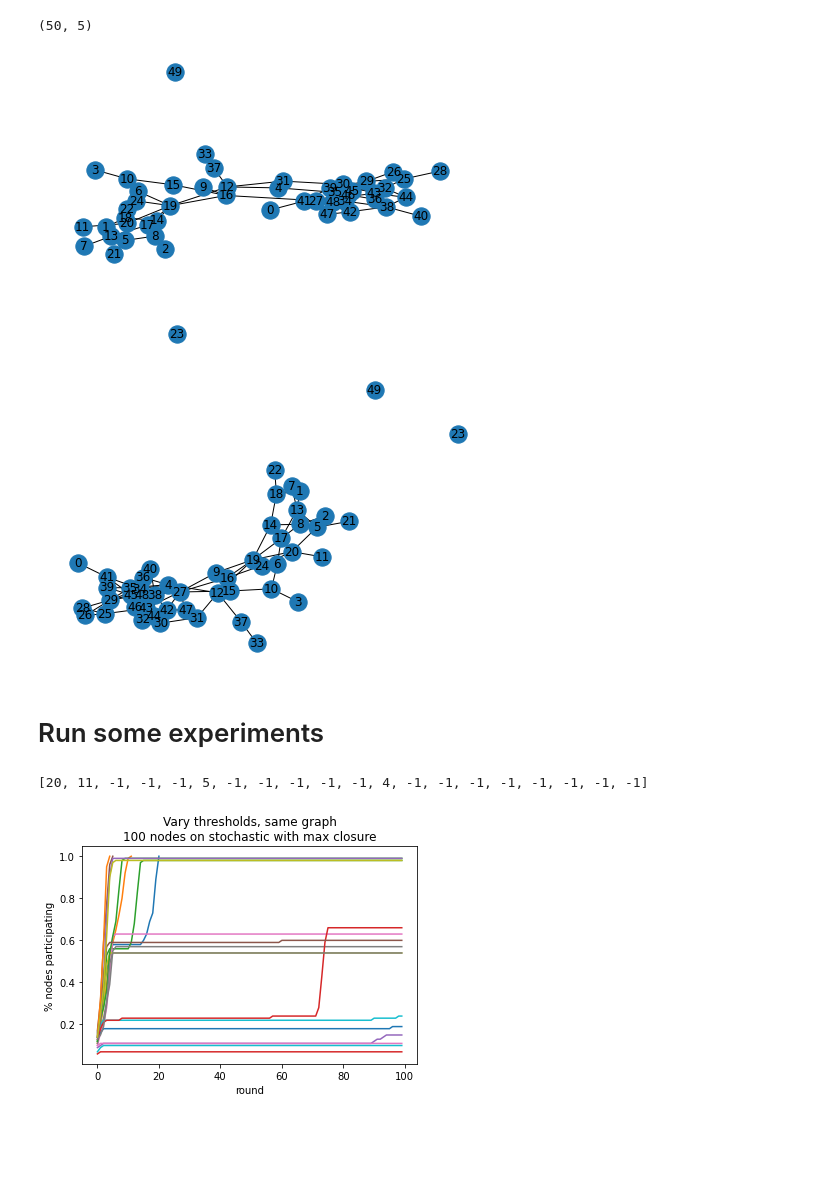
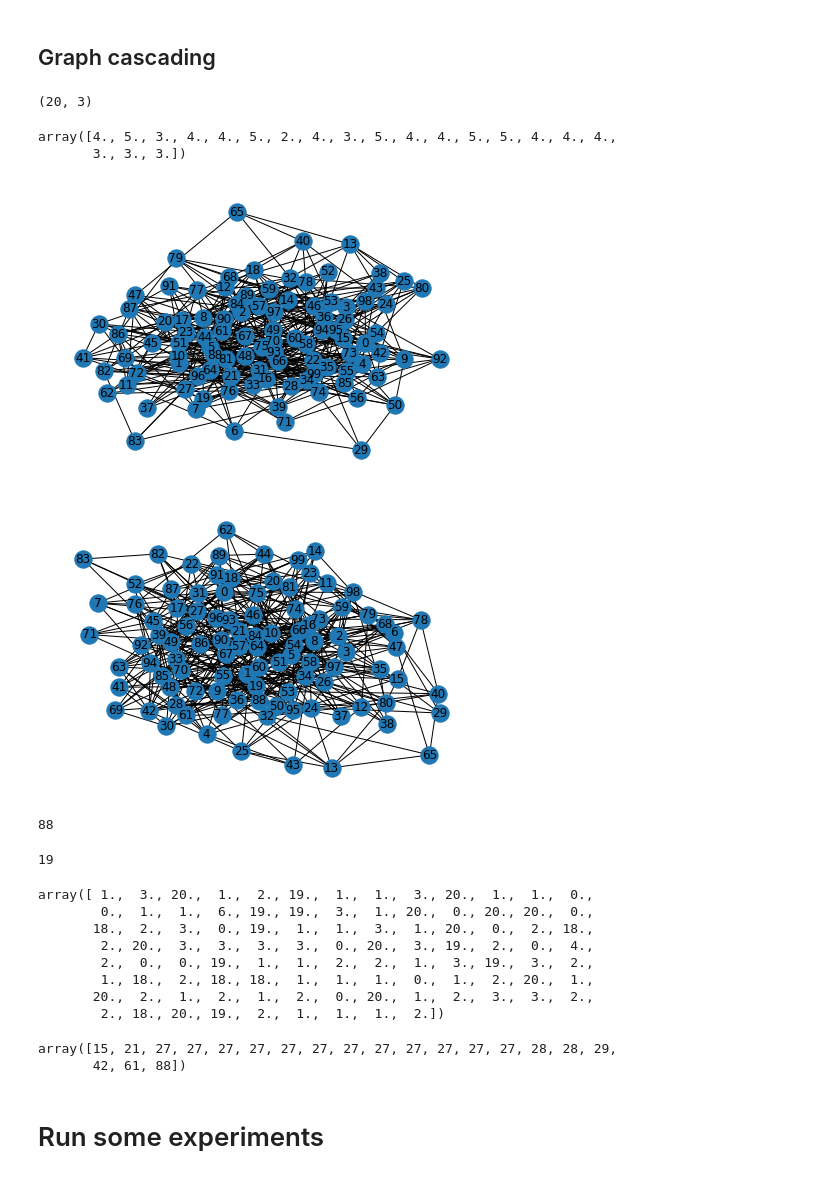
Before and after one commit to cephcyn/cornell_cs6850_triadicclosure, a Jupyter notebook: triadic-closures.ipynb, the cells around one changed output. Drawn from its saved outputs; the diff is of its cells as text; code cells hidden in the pictures; blank space fills up the shorter version.

```diff
--- a/triadic-closures.ipynb
+++ b/triadic-closures.ipynb
@@ -68,39 +75,22 @@ Text(0, 0.5, '# nodes')
+# %% [markdown]
+## Graph cascading
 # %%
-def cascade_population(G, thresholds,
-                       seed_set=None, num_seeds=10,
-                       max_rounds=1000):
-    # Initalize active nodes
-    if seed_set is None:
-        seed_set = get_seedset(len(G), num_seeds)
-    active_nodes = np.zeros((num_nodes))
-    active_nodes[seed_set] = 1
-
-    # Iterate over rounds
-    prev_total_active = np.sum(active_nodes)
-    for r in range(max_rounds):
-        total_active = np.count_nonzero(active_nodes)
-        active_visible = total_active / num_nodes
-        active_nodes[np.where(thresholds <= active_visible)[0]] += 1
-
-        total_active = np.count_nonzero(active_nodes)
-        if prev_total_active == total_active:
-            break
-        prev_total_active = total_active
-    return total_active, r, active_nodes
-
-total_active, r, active_ndoes = cascade_population(G, thresholds)
+total_active, r, active_nodes = triadicsim.cascade_population(G, thresholds)
 total_active, r
+active_nodes
 # %% [output]
-(50, 5)
+(20, 3)
+array([4., 5., 3., 4., 4., 5., 2., 4., 3., 5., 4., 4., 5., 5., 4., 4., 4.,
+       3., 3., 3.])
 # %%
 def cascade_graph(G, thresholds,
                   seed_set=None, num_seeds=10,
                   num_add_edges=0,
-                  closure_method=closure_method,
+                  closure_method='random',
                   max_rounds=20):
     # Initalize active nodes
     if seed_set is None:
-        seed_set = get_seedset(len(G.nodes), num_seeds)
+        seed_set = triadicsim.get_seedset(len(G.nodes), num_seeds)
     active_nodes = np.zeros((num_nodes))
     active_nodes[seed_set] = 1
     new_active_nodes = np.zeros((num_nodes))
@@ -118,36 +108,59 @@ def cascade_graph(G, thresholds,
     # Iterate over rounds
     for r in range(max_rounds):
         for n in G.nodes():
             num_active_neighbors = get_num_active_neighbors(G, n)
 
             if len(G[n]) == 0:
                 continue
 
             active_visible = num_active_neighbors / len(G[n])
 
             if thresholds[n] <= active_visible:
                 new_active_nodes[n] += 1
         active_nodes = new_active_nodes
         total_active = np.count_nonzero(active_nodes)
         num_reached_nodes.append(total_active)
 
         if total_active == num_nodes:
             break
         prev_total_active = total_active
 
-        G, added_connections = closure_round(G, num_add_edges, method=closure_method)
+        added_connections = triadicsim.closure_round(
+            G, num_add_edges, method=closure_method)
     return total_active, r, active_nodes, np.asarray(num_reached_nodes)
 
+graph_type='Gnp'
+num_nodes = 100
 G = triadicsim.graph(num_nodes, graph_type=graph_type)
 nx.draw(G, with_labels=True)
 plt.show()
+
+closure_method='max'
+thresholds = triadicsim.get_thresholds(len(G))
 total_active, r, active_nodes, num_reached_nodes = cascade_graph(G, thresholds, num_add_edges=1,
                                                                  closure_method=closure_method)
 nx.draw(G, with_labels=True)
 plt.show()
+
+total_active
+r
+active_nodes
+num_reached_nodes
 # %% [output]
-[figure, old version]
+[figure, new version]
-[figure, old version]
+[figure, new version]
+88
+19
+array([ 1.,  3., 20.,  1.,  2., 19.,  1.,  1.,  3., 20.,  1.,  1.,  0.,
+        0.,  1.,  1.,  6., 19., 19.,  3.,  1., 20.,  0., 20., 20.,  0.,
+       18.,  2.,  3.,  0., 19.,  1.,  1.,  3.,  1., 20.,  0.,  2., 18.,
+        2., 20.,  3.,  3.,  3.,  3.,  0., 20.,  3., 19.,  2.,  0.,  4.,
+        2.,  0.,  0., 19.,  1.,  1.,  2.,  2.,  1.,  3., 19.,  3.,  2.,
+        1., 18.,  2., 18., 18.,  1.,  1.,  1.,  0.,  1.,  2., 20.,  1.,
+       20.,  2.,  1.,  2.,  1.,  2.,  0., 20.,  1.,  2.,  3.,  3.,  2.,
+        2., 18., 20., 19.,  2.,  1.,  1.,  1.,  2.])
+array([15, 21, 27, 27, 27, 27, 27, 27, 27, 27, 27, 27, 27, 27, 28, 28, 29,
+       42, 61, 88])
 # %% [markdown]
 # Run some experiments
 # %%
@@ -179,7 +192,7 @@ closure_method = "max"
 rounds_completed = []
 for i in range(num_experiments):
     G = triadicsim.graph(num_nodes, graph_type=graph_type, seed=0)
-    thresholds = get_thresholds(num_nodes)
+    thresholds = triadicsim.get_thresholds(num_nodes)
 
     total_active, r, active_nodes, num_reached_nodes = cascade_graph(G, thresholds, num_add_edges=1,
                                                                      closure_method=closure_method,
@@ -191,9 +204,6 @@ plt.xlabel('round')
 plt.ylabel('% nodes participating')
 plt.title('Vary thresholds, same graph' + get_title(num_nodes, graph_type, closure_method))
 print(rounds_completed)
-# %% [output]
-[20, 11, -1, -1, -1, 5, -1, -1, -1, -1, -1, 4, -1, -1, -1, -1, -1, -1, -1, -1]
-[figure, removed]
 # %%
 # Vary thresholds, same graph
 closure_method = "static"
```
Also changed, not shown: parts of 20 cells of this notebook, 1 other file.
